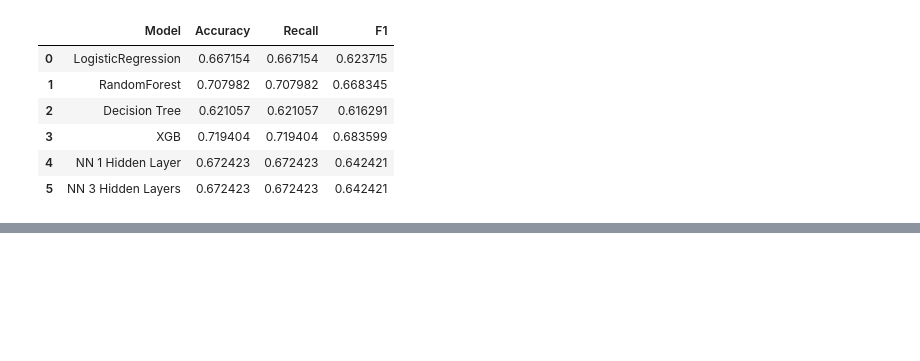
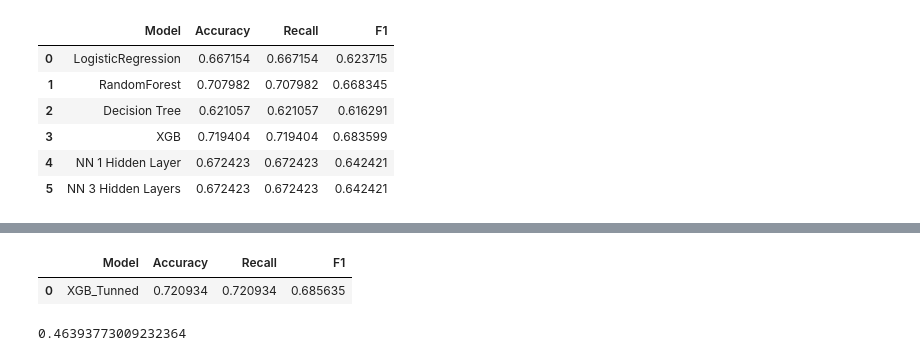
Before and after one commit to caarbelaezg/diabetes-problem, a Jupyter notebook: notebooks/predictive_models.ipynb, the cells around one changed output, grey strips where cells are left out. Cells and saved outputs as stored; diff of their text form; code cells hidden in the pictures; blank space fills up the shorter version.

```diff
--- a/notebooks/predictive_models.ipynb
+++ b/notebooks/predictive_models.ipynb
@@ -404,0 +448,13 @@ comp
+# %%
+## GridSearch for XGBoost
+
+parameters = {
+    # Parameters that we are going to tune.
+    'max_depth':[2,4,6,8,20],
+    'min_child_weight': [1,2,3,4,5],
+    'subsample': [1, 3, 5],
+}
+
+xg_tunned = Pipeline(steps=[('preprocessor', preprocessor),
+                      ('classifier', GridSearchCV(xgb.XGBClassifier(), parameters,cv=2,refit=True))])
+xg_tunned.fit(X_train,y_train)
@@ -404,0 +496,18 @@ comp
+# %%
+y_pred = xg_tunned.predict(X_test)
+xgt_f1, xgt_rec, xgt_acc, xgt_cm = metrics2(y_test, y_pred)
+# %%
+data = {'Model':['XGB_Tunned'],
+    'Accuracy':[xgt_acc],
+    'Recall':[xgt_rec],
+    'F1':[xgt_f1]}
+report = pd.DataFrame(data)
+# %%
+report
+# %% [output]
+|  | Model | Accuracy | Recall | F1 |
+| 0 | XGB_Tunned | 0.720934 | 0.720934 | 0.685635 |
+# %%
+cohen_kappa_score(y_test, y_pred, weights='quadratic')
+# %% [output]
+0.46393773009232364
```
Also changed, not shown: parts of 15 cells of this notebook.
